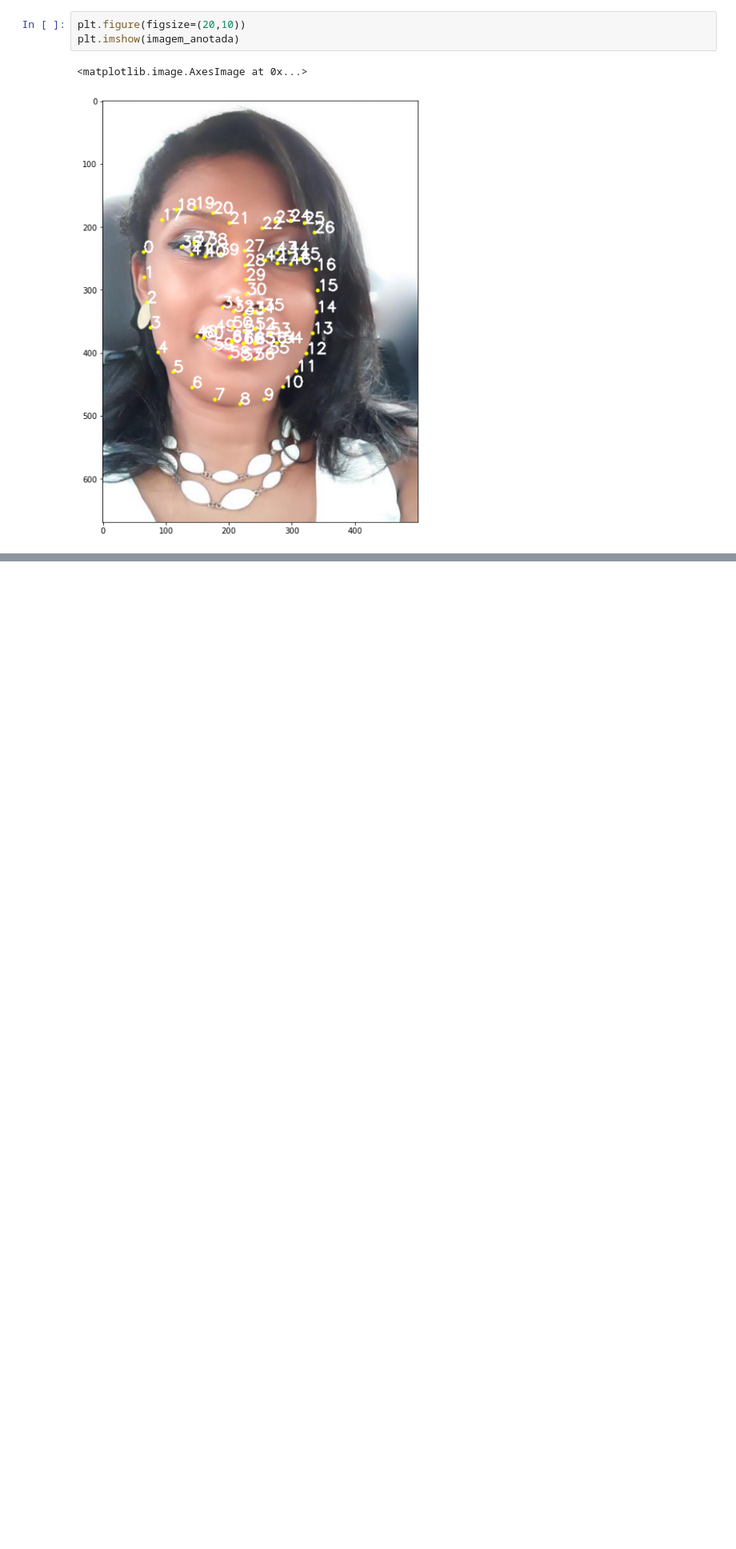
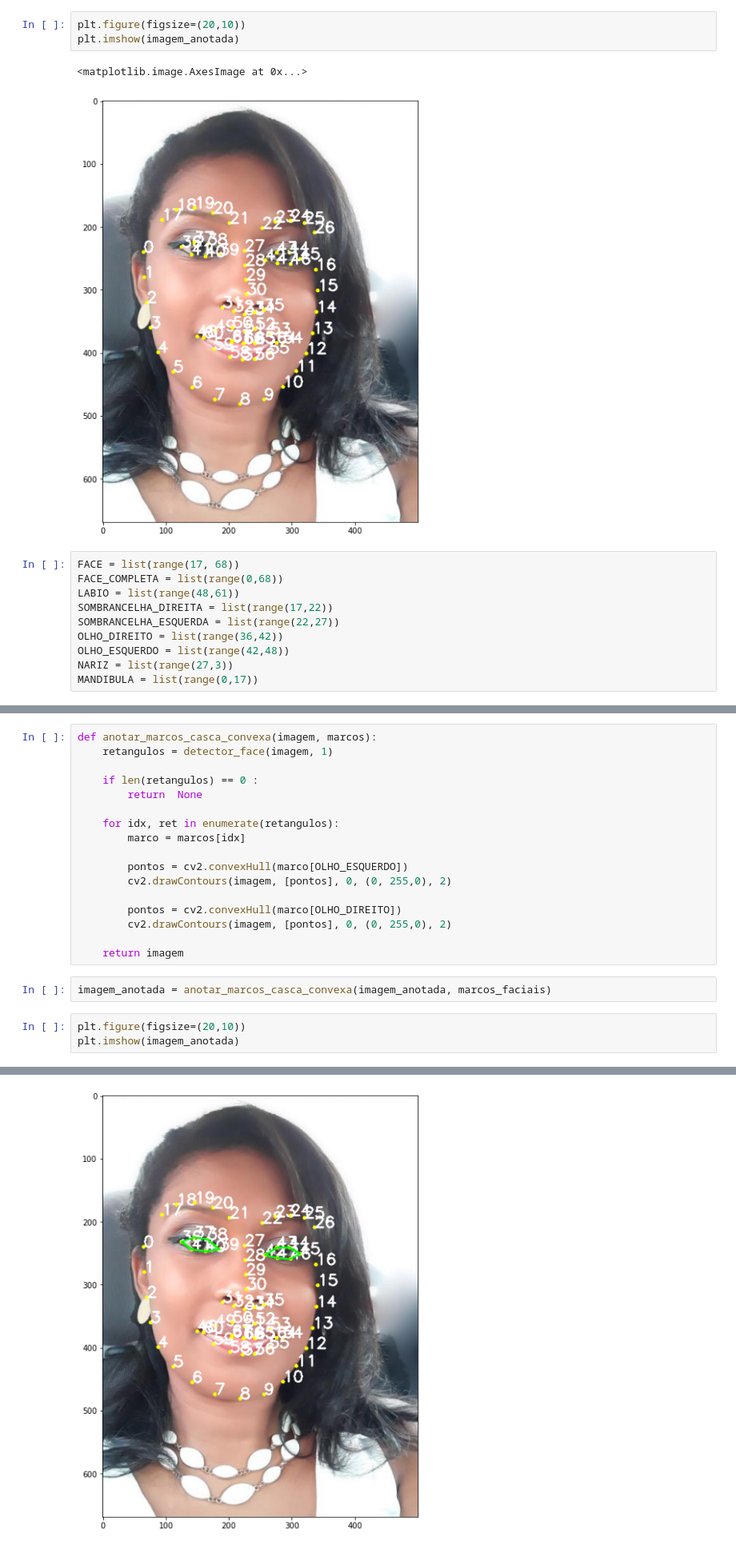
Before and after one commit to maanoel/conda-commands, a Jupyter notebook: Seventh.ipynb, the cells around one changed output, grey strips where cells are left out. Shown at 80% size. Cells and saved outputs as stored; diff of their text form; blank space fills up the shorter version.

```diff
--- a/Seventh.ipynb
+++ b/Seventh.ipynb
@@ -79,3 +81,13 @@ plt.imshow(imagem_anotada)
 # %% [output]
 <matplotlib.image.AxesImage at 0x...>
 [figure]
+# %%
+FACE = list(range(17, 68))
+FACE_COMPLETA = list(range(0,68))
+LABIO = list(range(48,61))
+SOMBRANCELHA_DIREITA = list(range(17,22))
+SOMBRANCELHA_ESQUERDA = list(range(22,27))
+OLHO_DIREITO = list(range(36,42))
+OLHO_ESQUERDO = list(range(42,48))
+NARIZ = list(range(27,3))
+MANDIBULA = list(range(0,17))
@@ -81,0 +103,23 @@ plt.imshow(imagem_anotada)
+# %%
+def anotar_marcos_casca_convexa(imagem, marcos):
+    retangulos = detector_face(imagem, 1)
+
+    if len(retangulos) == 0 :
+        return  None
+
+    for idx, ret in enumerate(retangulos):
+        marco = marcos[idx]
+
+        pontos = cv2.convexHull(marco[OLHO_ESQUERDO])
+        cv2.drawContours(imagem, [pontos], 0, (0, 255,0), 2)
+
+        pontos = cv2.convexHull(marco[OLHO_DIREITO])
+        cv2.drawContours(imagem, [pontos], 0, (0, 255,0), 2)
+
+    return imagem
+# %%
+imagem_anotada = anotar_marcos_casca_convexa(imagem_anotada, marcos_faciais)
+# %%
+plt.figure(figsize=(20,10))
+plt.imshow(imagem_anotada)
+# %% [output]
@@ -81,0 +127 @@ plt.imshow(imagem_anotada)
+[figure, added]
```
Also changed, not shown: parts of 6 cells of this notebook.
